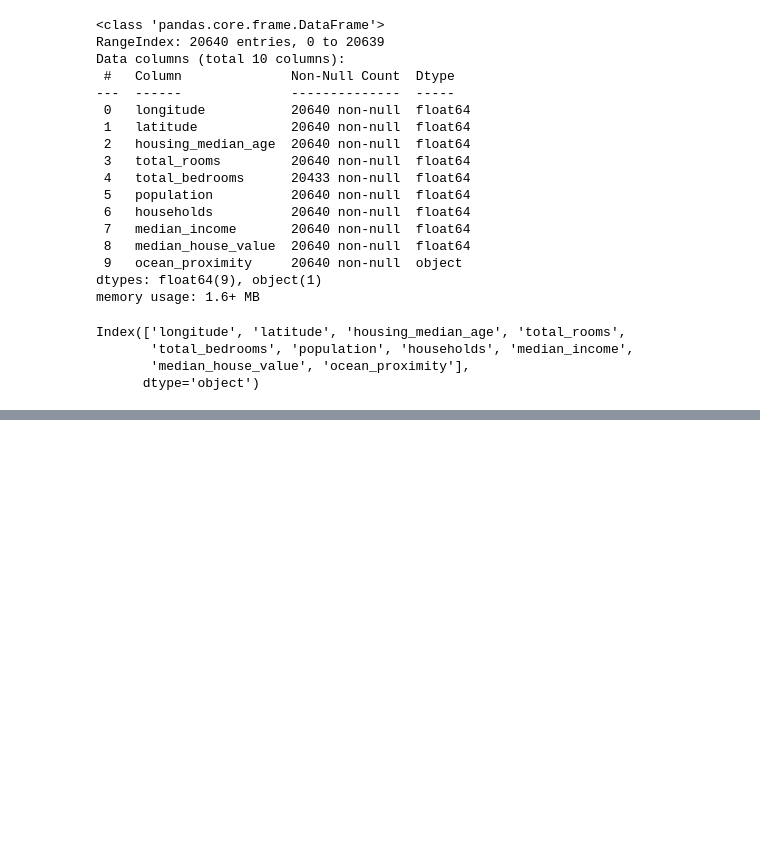
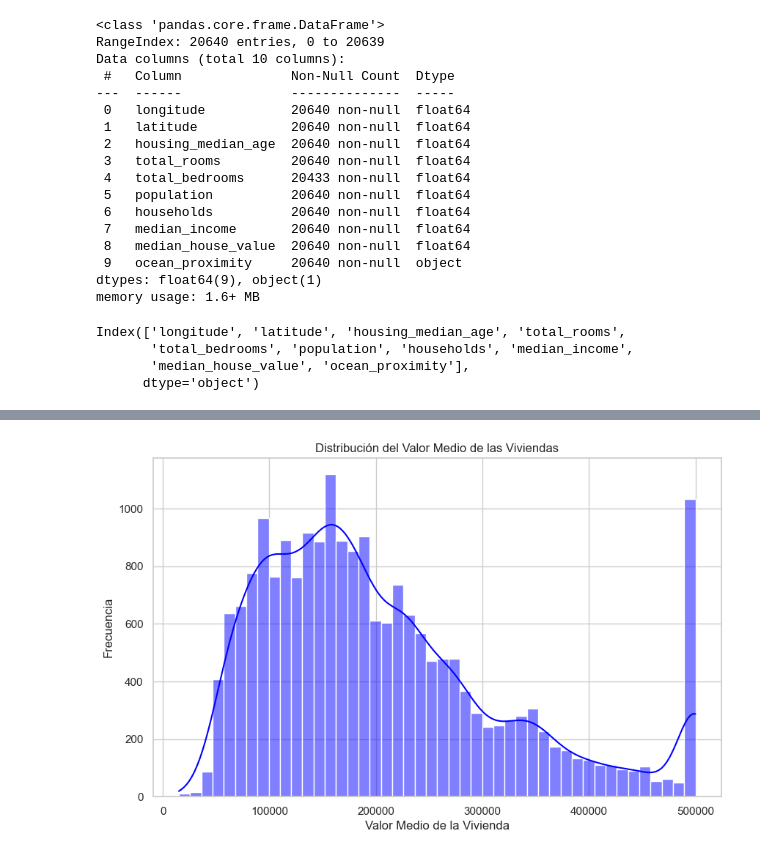
Before and after one commit to SergioChalela/Predicciones-Aguacates, a Jupyter notebook: EDA/Analisis de datos-1.ipynb, the cells around one changed output, grey strips where cells are left out. Cells and saved outputs as stored; diff of their text form; code cells hidden in the pictures; blank space fills up the shorter version.

```diff
--- a/EDA/Analisis de datos-1.ipynb
+++ b/EDA/Analisis de datos-1.ipynb
@@ -13,3 +3,5 @@ df.head()
+# %%
+df = pd.read_csv('housing.csv')
 # %%
 df.info()
 # %% [output]
@@ -39,0 +51,12 @@ Index(['longitude', 'latitude', 'housing_median_age', 'total_rooms',
+# %%
+sns.set(style="whitegrid")
+data_description = df.describe()
+# %%
+plt.figure(figsize=(10, 6))
+sns.histplot(df['median_house_value'], kde=True, color='blue')
+plt.title('Distribución del Valor Medio de las Viviendas')
+plt.xlabel('Valor Medio de la Vivienda')
+plt.ylabel('Frecuencia')
+plt.show()
+# %% [output]
+[figure, added]
```
Also changed, not shown: parts of 14 cells of this notebook.
